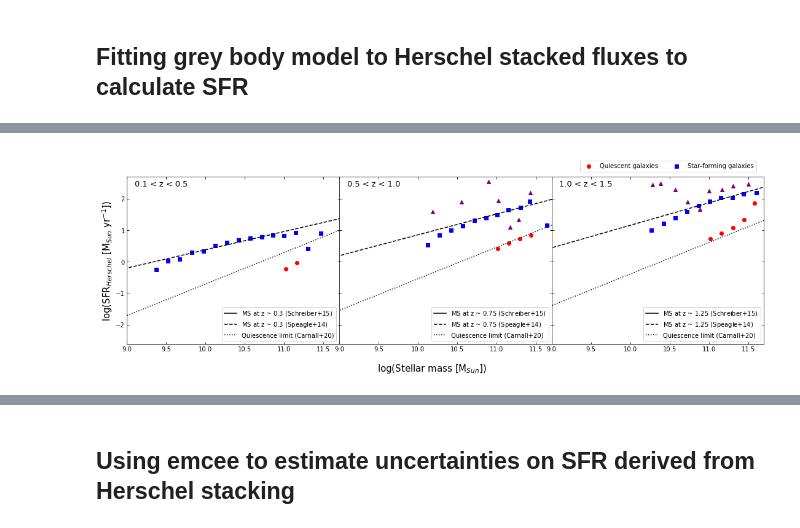
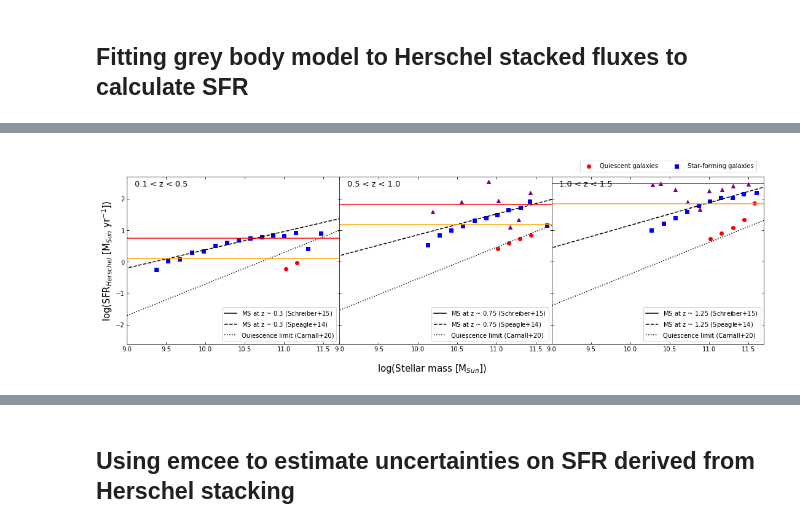
Before and after one commit to Bruno-Rodriguez/quiescent-galaxy, a Jupyter notebook: stack_results_bootes_full.ipynb, the cells around one changed output, grey strips where cells are left out. Drawn from its saved outputs; the diff is of its cells as text; code cells hidden in the pictures.

```diff
--- a/stack_results_bootes_full.ipynb
+++ b/stack_results_bootes_full.ipynb
@@ -495,7 +545,7 @@ plt.show()
 # %%
 #%% Plotting Star formation rate vs Stellar mass
 fig, axs = plt.subplots(1,3,figsize=(15,5), sharey=True)
-for i,za,zb in zip([0,1,2],[0.1,0.5,1.],[0.5,1.,1.5]):
+for i,za,zb,sfr_lim in zip([0,1,2],[0.1,0.5,1.],[0.5,1.,1.5],[flux_lim['SFR_H_03'],flux_lim['SFR_H_075'],flux_lim['SFR_H_125']]):
     z = (za+zb)/2
     data = results[(results['Median_redshift']>za)&(results['Median_redshift']<=zb)]
     marker1=axs[i].errorbar(data.loc[(data['Type']=='QG'),'Median_mass'],
@@ -515,6 +565,8 @@ for i,za,zb in zip([0,1,2],[0.1,0.5,1.],[0.5,1.,1.5]):
     axs[i].plot([8,13],[SpeagleMS(8,z),SpeagleMS(13,z)],ls='--',color='k',label=f'MS at z ~ ${z}$ (Speagle+14)')
     axs[i].plot([8,13],[CarnallQ(8,z),CarnallQ(13,z)],ls=':',color='k',label=f'Quiescence limit (Carnall+20)')
     axs[i].fill_between(m,SpeagleMS(m,z)-0.2,SpeagleMS(m,z)+0.2,alpha=0.5,color='orange')
+    axs[i].axhline(np.log10(sfr_lim[1]),c='r')
+    axs[i].axhline(np.log10(sfr_lim[4]),c='orange')
     SFG, SFGdetec = data.loc[data['Type']=='SFG',['Count','IR_detected']].sum()
     QG,  QGdetec  = data.loc[data['Type']=='QG', ['Count','IR_detected']].sum()
     axs[i].text(9.1,2.4,f'{za} < z < {zb}',size=13,color='k')
@@ -649,35 +828,3 @@ fig.subplots_adjust(left=0.04,right=1,wspace=0)
 plt.show()
 # %% [output]
 [figure]
-# %%
-#%% Plotting Star formation rate vs Stellar mass
-fig, axs = plt.subplots(1,3,figsize=(15,5), sharey=True)
-for i,za,zb in zip([0,1,2],[0.1,0.5,1.],[0.5,1.,1.5]):
-    z = (za+zb)/2
-    data = results[(results['Median_redshift']>za)&(results['Median_redshift']<=zb)]
-    axs[i].errorbar(data.loc[(data['Type']=='QG'),'Median_mass'],
-                    data.loc[(data['Type']=='QG'),'SFR40_ratio'],
-                    yerr=data.loc[(data['Type']=='QG'),'SFR40_ratio_unc'],
-                    fmt='o',mfc='w',mec='r',ms=10,ecolor='r',barsabove=True,capsize=2.5,label='_Quiescent galaxies')
-    axs[i].errorbar(data.loc[(data['Type']=='SFG'),'Median_mass'],
-                    data.loc[(data['Type']=='SFG'),'SFR40_ratio'],
-                    yerr=data.loc[(data['Type']=='SFG'),'SFR40_ratio_unc'],
-                    fmt='s',mfc='w',mec='b',ms=10,ecolor='b',barsabove=True,capsize=2.5,label='_Star-forming galaxies')
-    #axs[i].scatter(data.loc[(data['Type']=='IRBQG'),'Median_mass'],
-    #               data.loc[(data['Type']=='IRBQG'),'SFR_lofar']/data.loc[(data['Type']=='IRBQG'),'SFR_H'],
-    #               marker='^',color='purple',label='_IR-bright "QGs"')
-    axs[i].plot([9,12],[1.,1.], ls='--', c='k')
-    count = data['Count'].sum()
-    axs[i].text(9.1,5.5,f'{za} < z < {zb}',size=13,color='k')
-    axs[i].set_ylim(ymin=-0.2,ymax=6.)
-    #axs[i].set_xlim(xmin=9,xmax=11.7)
-    axs[i].tick_params(which='both',top=True,right=True,direction='in')
-    #axs[i].legend(numpoints=1, loc='lower right')
-fig.suptitle('with L$_{IR}$ integrated from 40 to 1000 um',fontsize=15,y=0.96)
-fig.text(0.5, 0.0,"log(Stellar mass [M$_{Sun}$])", ha='center',fontsize=15)
-fig.text(0.0, 0.5,"SFR$_{LOFAR}$ [M$_{Sun}$ yr$^{-1}$]/SFR$_{H}$ [M$_{Sun}$ yr$^{-1}$]", va='center',fontsize=15, rotation='vertical')
-marker1=plt.errorbar([],[],fmt='o',mfc='w',mec='r',ms=10,ecolor='r',label='Quiescent galaxies')
-marker2=plt.errorbar([],[],fmt='s',mfc='w',mec='b',ms=10,ecolor='b',label='Star-forming galaxies')
-fig.legend(handles=[marker1,marker2],numpoints=1, loc='lower right',bbox_to_anchor=(1,0),ncol=2)
-fig.subplots_adjust(left=0.04,right=1,wspace=0)
-plt.show()
@@ -879,41 +1135,39 @@ Failed fit
 # %%
 #%% Plotting Star formation rate vs Stellar mass
 fig, axs = plt.subplots(1,3,figsize=(15,5), sharey=True)
-for i,za,zb in zip([0,1,2],[0.1,0.5,1.],[0.5,1.,1.5]):
+for i,za,zb,sfr_lim in zip([0,1,2],[0.1,0.5,1.],[0.5,1.,1.5],[flux_lim['SFR_H_03'],flux_lim['SFR_H_075'],flux_lim['SFR_H_125']]):
     z = (za+zb)/2
     logSFR = m - 0.5 + (1.5*np.log10(1+z)) - 0.3*(np.fmax(m - 0.36-2.5*np.log10(1+z),np.zeros(len(m))))**2 # For plotting Schreiber+15 main sequence
     age = cosmo.age(z).value     # For plotting Speagle+14 main sequence
     factor = np.log10(0.2/age)-9 # For plotting Carnall+20 sSFR quiescent limit
     data = results[(results['Median_redshift']>za)&(results['Median_redshift']<=zb)]
-    #axs[i].set_xlabel("log(Stellar mass [M$_{Sun}$])",fontsize=15)
-    #axs[i].set_ylabel("log(SFR$_{LOFAR}$ [M$_{Sun}$ yr$^{-1}$])",fontsize=15)
     axs[i].scatter(data.loc[(data['Type']=='QG'),'Median_mass'],
                    np.log10(data.loc[(data['Type']=='QG'),'SFR_H']),
                    marker='o',color='r',label='_Quiescent galaxies')
     axs[i].scatter(data.loc[(data['Type']=='SFG'),'Median_mass'],
                    np.log10(data.loc[(data['Type']=='SFG'),'SFR_H']),
                    marker='s',color='b',label='_Star-forming galaxies')
     axs[i].scatter(data.loc[(data['Type']=='IRBQG'),'Median_mass'],
                    np.log10(data.loc[(data['Type']=='IRBQG'),'SFR_H']),
                    marker='^',color='purple',label='_IR-bright "QGs"')
     axs[i].plot( m+9, logSFR, ls='-', c='k', label=f'MS at z ~ ${z}$ (Schreiber+15)')
     axs[i].plot([8,12],[(0.84-0.026*age)*8-6.51+0.11*age,(0.84-0.026*age)*12-6.51+0.11*age],'--',color='k',label=f'MS at z ~ ${z}$ (Speagle+14)')
     axs[i].plot([8,13],[8+factor,13+factor],':',color='k',label=f'Quiescence limit (Carnall+20)')
+    axs[i].axhline(np.log10(sfr_lim[1]),c='r')
+    axs[i].axhline(np.log10(sfr_lim[4]),c='orange')
     count = data['Count'].sum()
     axs[i].text(9.1,2.4,f'{za} < z < {zb}',size=13,color='k')
     axs[i].set_ylim(ymin=-2.6,ymax=2.7)
     axs[i].set_xlim(xmin=9,xmax=11.7)
     axs[i].tick_params(which='both',top=True,right=True,direction='in')
     axs[i].legend(numpoints=1, loc='lower right')
-#fig.suptitle('Mass-independent L$_{150}$-SFR relation from Smith+20',fontsize=15,y=0.96)
 fig.text(0.5, 0.0,"log(Stellar mass [M$_{Sun}$])", ha='center',fontsize=15)
 fig.text(0.0, 0.5,"log(SFR$_{Herschel}$ [M$_{Sun}$ yr$^{-1}$])", va='center',fontsize=15, rotation='vertical')
-#fig.supxlabel("log(Stellar mass [M$_{Sun}$])",fontsize=15)
 marker1=plt.scatter([],[],marker='o',color='r',label='Quiescent galaxies')
 marker2=plt.scatter([],[],marker='s',color='b',label='Star-forming galaxies')
 fig.legend(handles=[marker1,marker2],numpoints=1, loc='upper right',bbox_to_anchor=(1,1),ncol=2)
 fig.subplots_adjust(left=0.04,right=1,wspace=0)
 #fig.tight_layout()
 plt.show()
 # %% [output]
-[figure, old version]
+[figure, new version]
```
Also changed, not shown: parts of 63 cells of this notebook.
